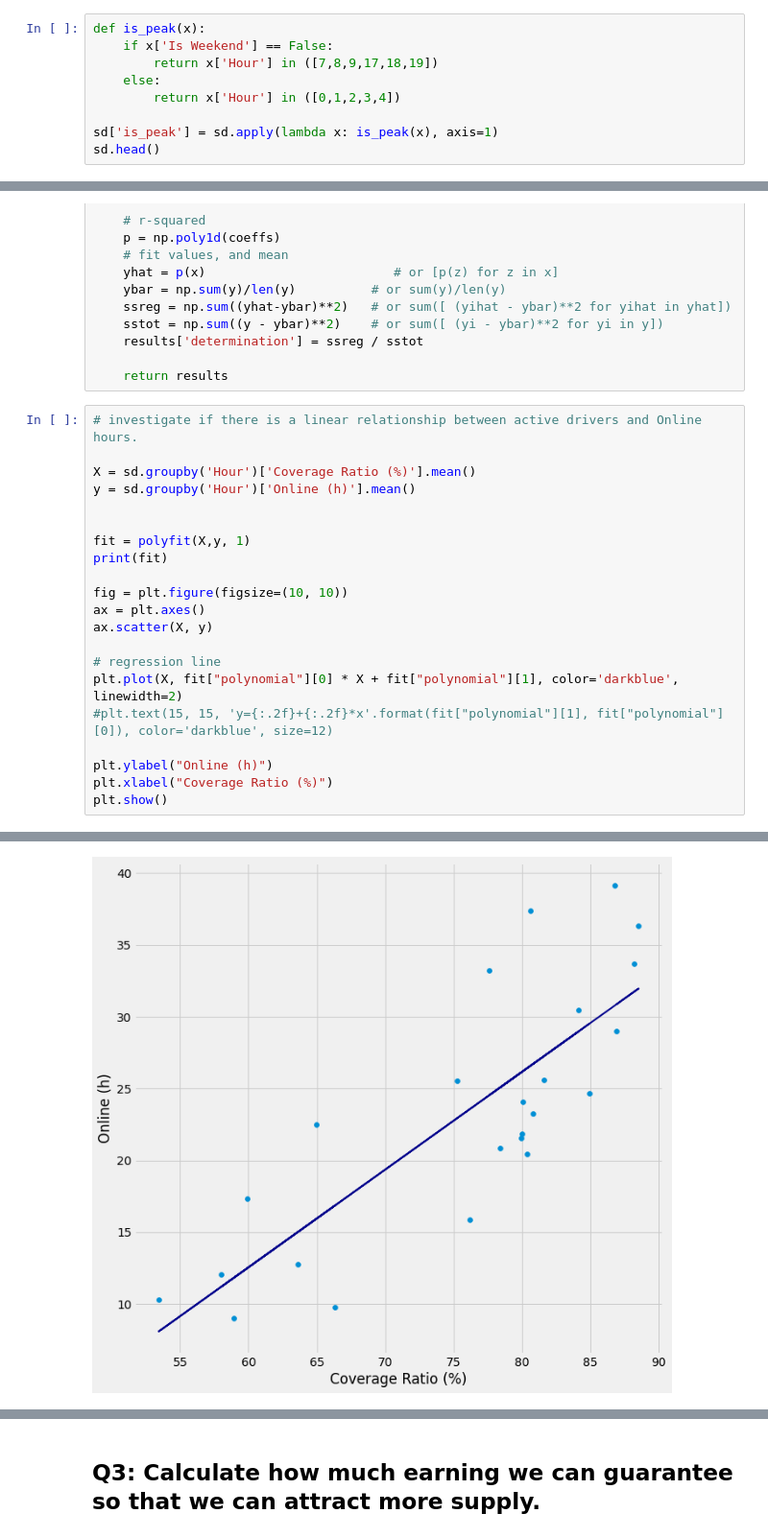
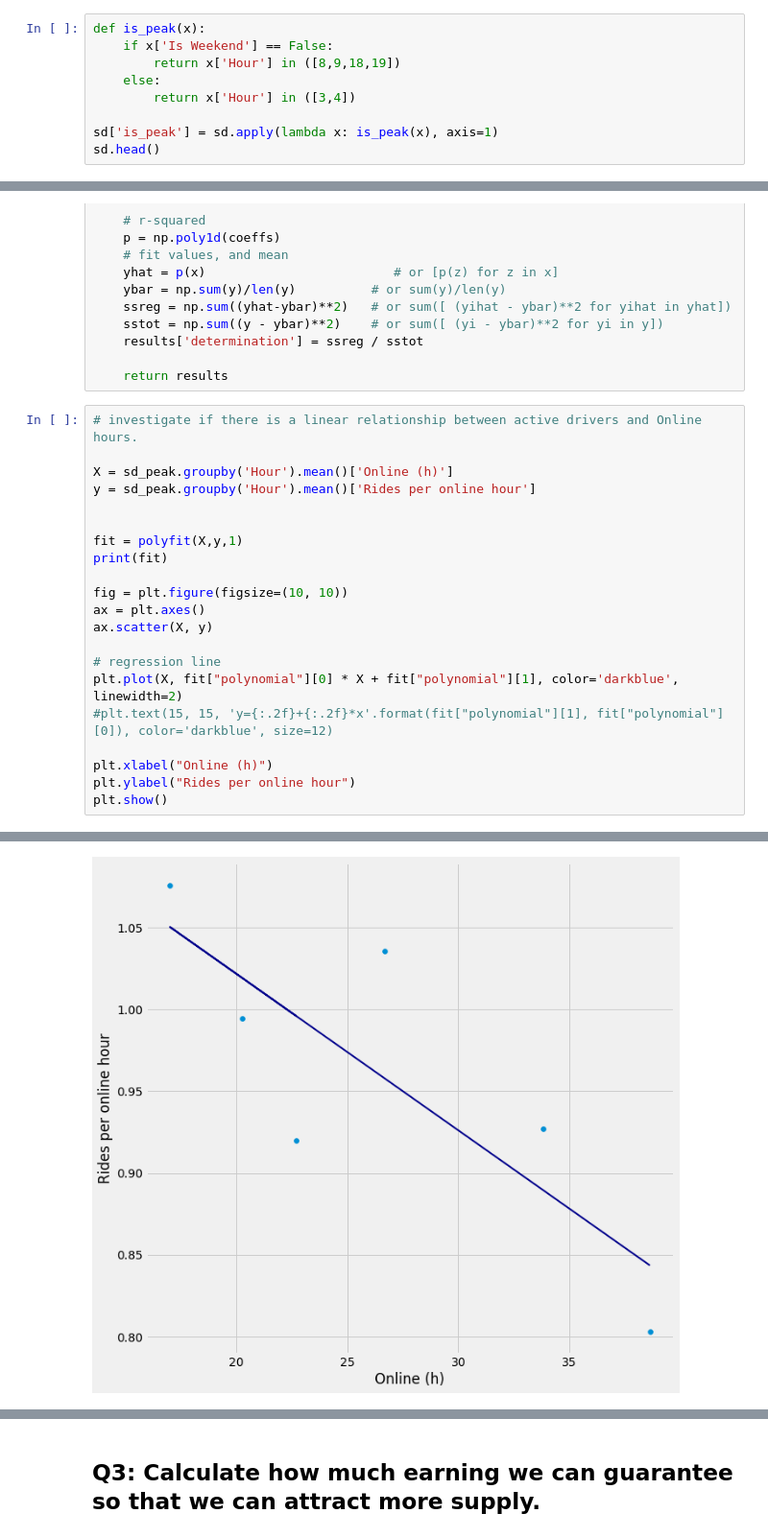
Before and after one commit to jlousada315/bolt-test, a Jupyter notebook: bolt-jl.ipynb, the cells around one changed output, grey strips where cells are left out. Shown at 96% size. Saved outputs shown, nothing was run; the diff lists cells and outputs as text.

```diff
--- a/bolt-jl.ipynb
+++ b/bolt-jl.ipynb
@@ -252,9 +252,9 @@ Peak hours are:
 # %%
 def is_peak(x):
     if x['Is Weekend'] == False:
-        return x['Hour'] in ([7,8,9,17,18,19])
+        return x['Hour'] in ([8,9,18,19])
     else:
-        return x['Hour'] in ([0,1,2,3,4])
+        return x['Hour'] in ([3,4])
 
 sd['is_peak'] = sd.apply(lambda x: is_peak(x), axis=1)
 sd.head()
@@ -348,11 +317,11 @@ def polyfit(x, y, degree):
 # %%
 # investigate if there is a linear relationship between active drivers and Online hours.
 
-X = sd.groupby('Hour')['Coverage Ratio (%)'].mean()
-y = sd.groupby('Hour')['Online (h)'].mean()
+X = sd_peak.groupby('Hour').mean()['Online (h)']
+y = sd_peak.groupby('Hour').mean()['Rides per online hour']
 
 
-fit = polyfit(X,y, 1)
+fit = polyfit(X,y,1)
 print(fit)
 
 fig = plt.figure(figsize=(10, 10))
@@ -363,7 +332,7 @@ ax.scatter(X, y)
 plt.plot(X, fit["polynomial"][0] * X + fit["polynomial"][1], color='darkblue', linewidth=2)
 #plt.text(15, 15, 'y={:.2f}+{:.2f}*x'.format(fit["polynomial"][1], fit["polynomial"][0]), color='darkblue', size=12)
 
-plt.ylabel("Online (h)")
-plt.xlabel("Coverage Ratio (%)")
+plt.xlabel("Online (h)")
+plt.ylabel("Rides per online hour")
 plt.show()
 # %% [output]
@@ -371 +340 @@ plt.show()
-[figure, old version]
+[figure, new version]
```
Also changed, not shown: parts of 31 cells of this notebook, 1 other file.
